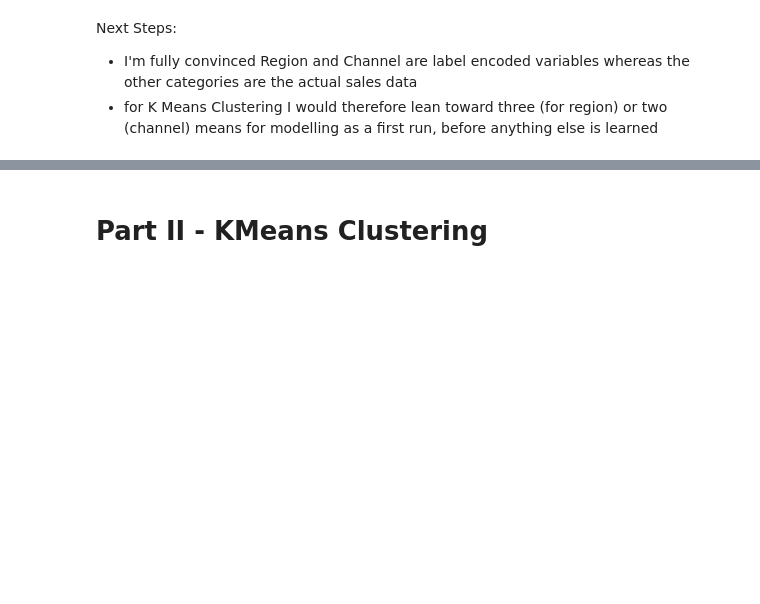
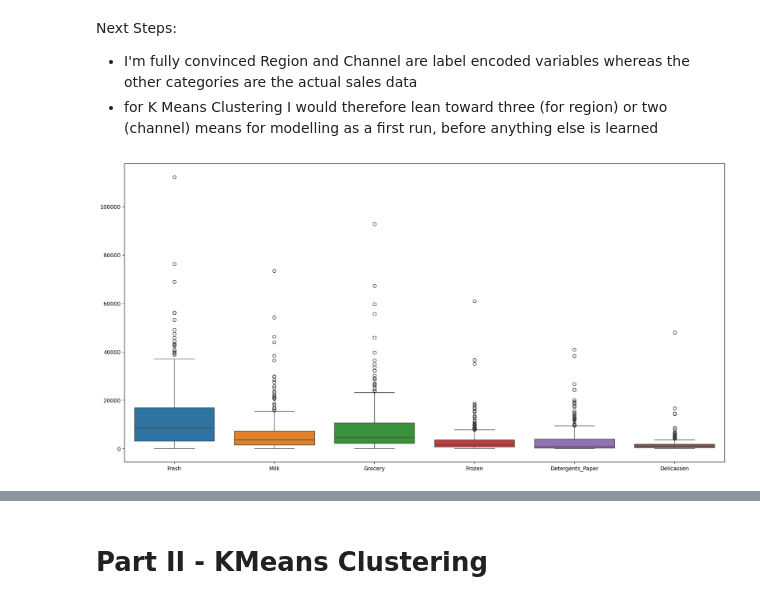
Before and after one commit to tjjdoherty/ml-project-unsupervised-learning, a Jupyter notebook: Unsupervised Learning - Project.ipynb, the cells around one changed output, grey strips where cells are left out. Drawn from its saved outputs; the diff is of its cells as text; code cells hidden in the pictures; blank space fills up the shorter version.

```diff
--- a/Unsupervised Learning - Project.ipynb
+++ b/Unsupervised Learning - Project.ipynb
@@ -107,3 +107,10 @@ Name: count, Length: 430, dtype: int64
 Next Steps:
 - I'm fully convinced Region and Channel are label encoded variables whereas the other categories are the actual sales data
 - for K Means Clustering I would therefore lean toward three (for region) or two (channel) means for modelling as a first run, before anything else is learned
+# %%
+# box blots of each of the columns to see if there are any outliers, excluding Channel and Region
+plt.figure(figsize=(20,10))
+sns.boxplot(data=data.drop(['Channel', 'Region'], axis=1))
+plt.show()
+# %% [output]
+[figure, added]
```
Also changed, not shown: parts of 1 cell of this notebook.
